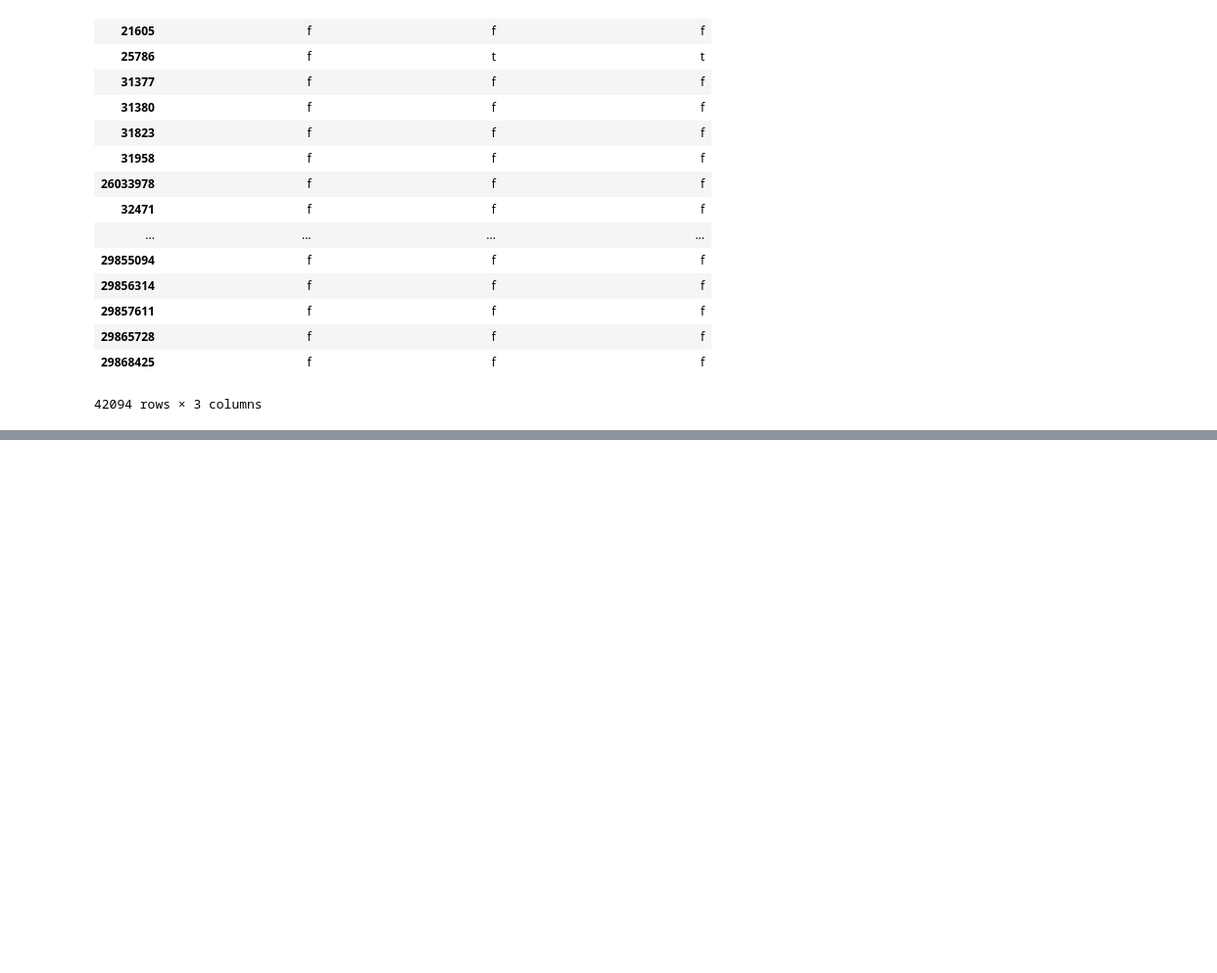
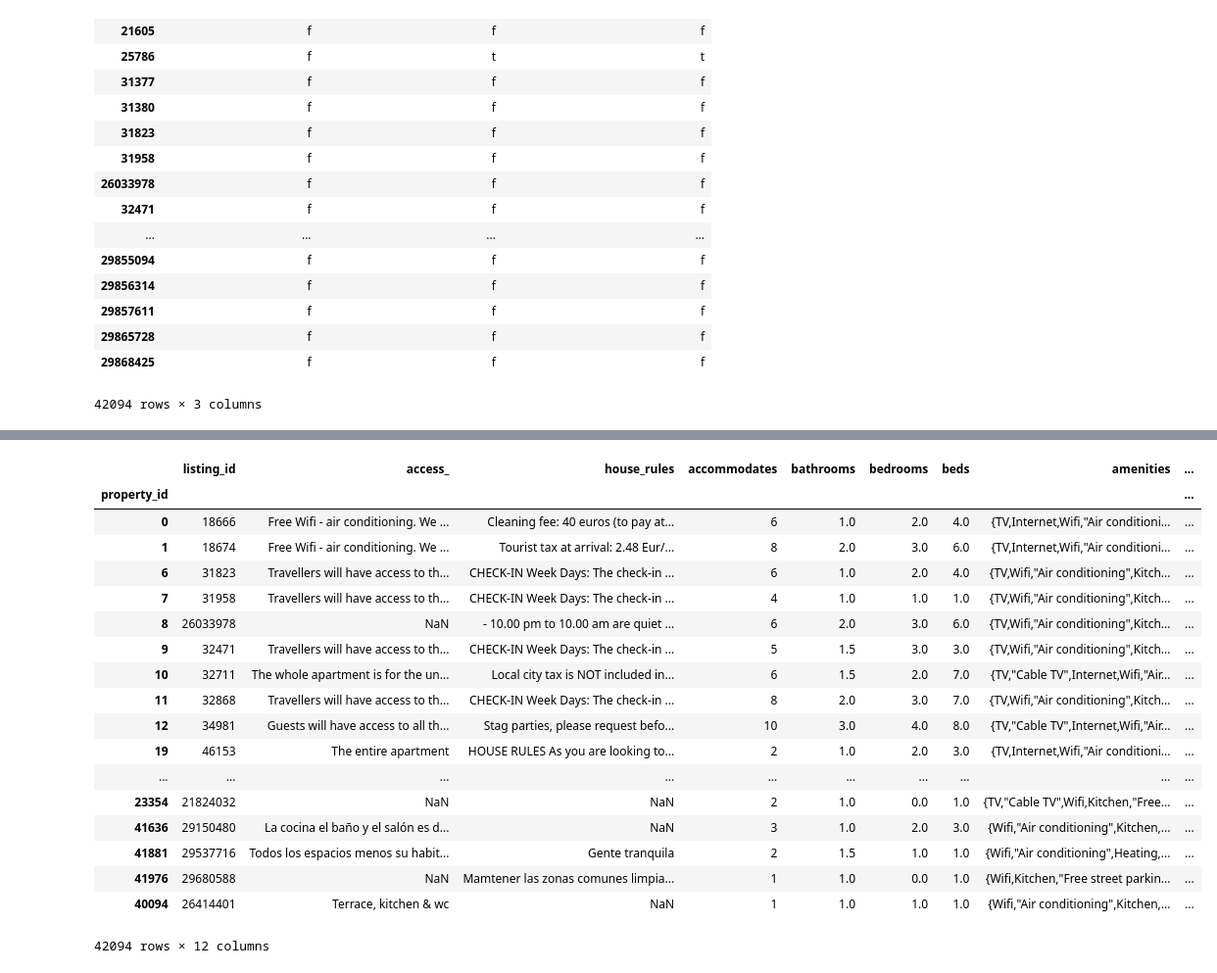
Before and after one commit to vquelque/DbProject, a Jupyter notebook: Cleaned_datas.ipynb, the cells around one changed output, grey strips where cells are left out. Shown at 98% size. Drawn from its saved outputs; the diff is of its cells as text; code cells hidden in the pictures; blank space fills up the shorter version.

```diff
--- a/Cleaned_datas.ipynb
+++ b/Cleaned_datas.ipynb
@@ -1315,0 +1408,48 @@ Country
+# %%
+Property = pd.DataFrame({'property_id': np.arange(len(listings)),
+                         'access_': listings['access_'],
+                         'house_rules': listings['house_rules'],
+                         'accommodates': listings['accommodates'],
+                         'bathrooms': listings['bathrooms'],
+                         'bedrooms': listings['bedrooms'],
+                         'beds': listings['beds'],
+                         'amenities': listings['amenities'],
+                         'square_feet': listings['square_feet'],
+                         'bed_type': listings['bed_type'],
+                         'room_type': listings['room_type'],
+                         'property_type': listings['property_type'],})
+Property = Property.reset_index()
+Bed_type_copy = pd.DataFrame({'bed_type_id': np.arange(len(listings['bed_type'].unique())),
+                         'bed_type': listings['bed_type'].unique()})
+Room_type_copy = pd.DataFrame({'room_type_id': np.arange(len(listings['room_type'].unique())),
+                          'room_type': listings['room_type'].unique()})
+Property_type_copy = pd.DataFrame({'property_type_id': np.arange(len(listings['property_type'].unique())),
+                              'property_type': listings['property_type'].unique()})
+Property = Property.merge(Bed_type_copy, left_on='bed_type', right_on='bed_type')
+Property = Property.merge(Room_type_copy, left_on='room_type', right_on='room_type')
+Property = Property.merge(Property_type_copy, left_on='property_type', right_on='property_type')
+Property = Property.set_index('property_id')
+Property = Property.drop('bed_type', axis=1)
+Property = Property.drop('room_type', axis=1)
+Property = Property.drop('property_type', axis=1)
+Property
+# %% [output]
+|  | listing_id | access_ | house_rules | accommodates | bathrooms | bedrooms | beds | amenities | ... |
+| property_id |  |  |  |  |  |  |  |  | ... |
+| 0 | 18666 | Free Wifi - air conditioning. We ... | Cleaning fee: 40 euros (to pay at... | 6 | 1.0 | 2.0 | 4.0 | {TV,Internet,Wifi,"Air conditioni... | ... |
+| 1 | 18674 | Free Wifi - air conditioning. We ... | Tourist tax at arrival: 2.48 Eur/... | 8 | 2.0 | 3.0 | 6.0 | {TV,Internet,Wifi,"Air conditioni... | ... |
+| 6 | 31823 | Travellers will have access to th... | CHECK-IN Week Days: The check-in ... | 6 | 1.0 | 2.0 | 4.0 | {TV,Wifi,"Air conditioning",Kitch... | ... |
+| 7 | 31958 | Travellers will have access to th... | CHECK-IN Week Days: The check-in ... | 4 | 1.0 | 1.0 | 1.0 | {TV,Wifi,"Air conditioning",Kitch... | ... |
+| 8 | 26033978 | NaN | - 10.00 pm to 10.00 am are quiet ... | 6 | 2.0 | 3.0 | 6.0 | {TV,Wifi,"Air conditioning",Kitch... | ... |
+| 9 | 32471 | Travellers will have access to th... | CHECK-IN Week Days: The check-in ... | 5 | 1.5 | 3.0 | 3.0 | {TV,Wifi,"Air conditioning",Kitch... | ... |
+| 10 | 32711 | The whole apartment is for the un... | Local city tax is NOT included in... | 6 | 1.5 | 2.0 | 7.0 | {TV,"Cable TV",Internet,Wifi,"Air... | ... |
+| 11 | 32868 | Travellers will have access to th... | CHECK-IN Week Days: The check-in ... | 8 | 2.0 | 3.0 | 7.0 | {TV,Wifi,"Air conditioning",Kitch... | ... |
+| 12 | 34981 | Guests will have access to all th... | Stag parties, please request befo... | 10 | 3.0 | 4.0 | 8.0 | {TV,"Cable TV",Internet,Wifi,"Air... | ... |
+| 19 | 46153 | The entire apartment | HOUSE RULES As you are looking to... | 2 | 1.0 | 2.0 | 3.0 | {TV,Internet,Wifi,"Air conditioni... | ... |
+| ... | ... | ... | ... | ... | ... | ... | ... | ... | ... |
+| 23354 | 21824032 | NaN | NaN | 2 | 1.0 | 0.0 | 1.0 | {TV,"Cable TV",Wifi,Kitchen,"Free... | ... |
+| 41636 | 29150480 | La cocina el baño y el salón es d... | NaN | 3 | 1.0 | 2.0 | 3.0 | {Wifi,"Air conditioning",Kitchen,... | ... |
+| 41881 | 29537716 | Todos los espacios menos su habit... | Gente tranquila | 2 | 1.5 | 1.0 | 1.0 | {Wifi,"Air conditioning",Heating,... | ... |
+| 41976 | 29680588 | NaN | Mamtener las zonas comunes limpia... | 1 | 1.0 | 0.0 | 1.0 | {Wifi,Kitchen,"Free street parkin... | ... |
+| 40094 | 26414401 | Terrace, kitchen & wc | NaN | 1 | 1.0 | 1.0 | 1.0 | {Wifi,"Air conditioning",Kitchen,... | ... |
+42094 rows × 12 columns
```
Also changed, not shown: parts of 21 cells of this notebook.
